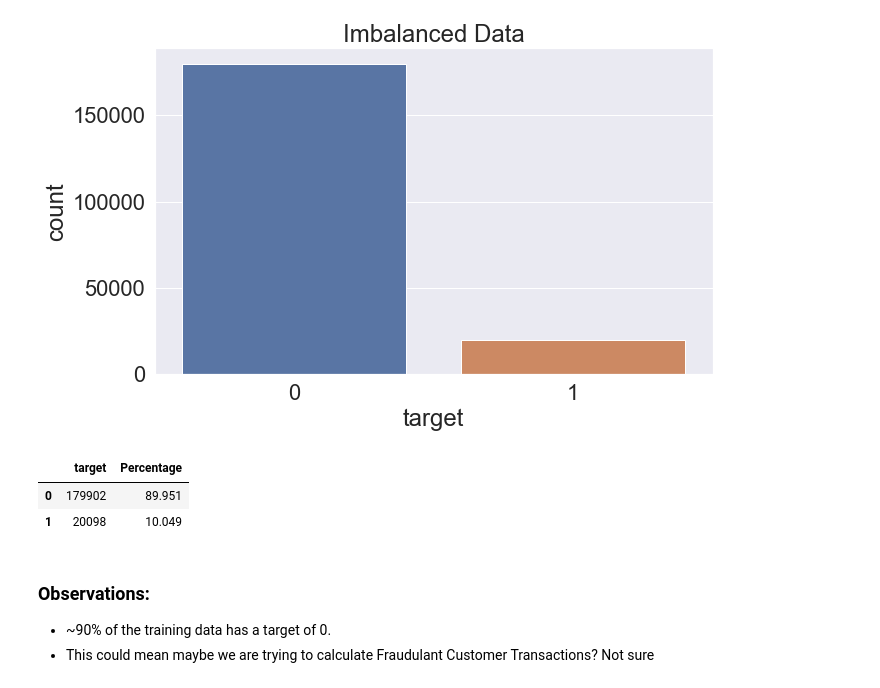
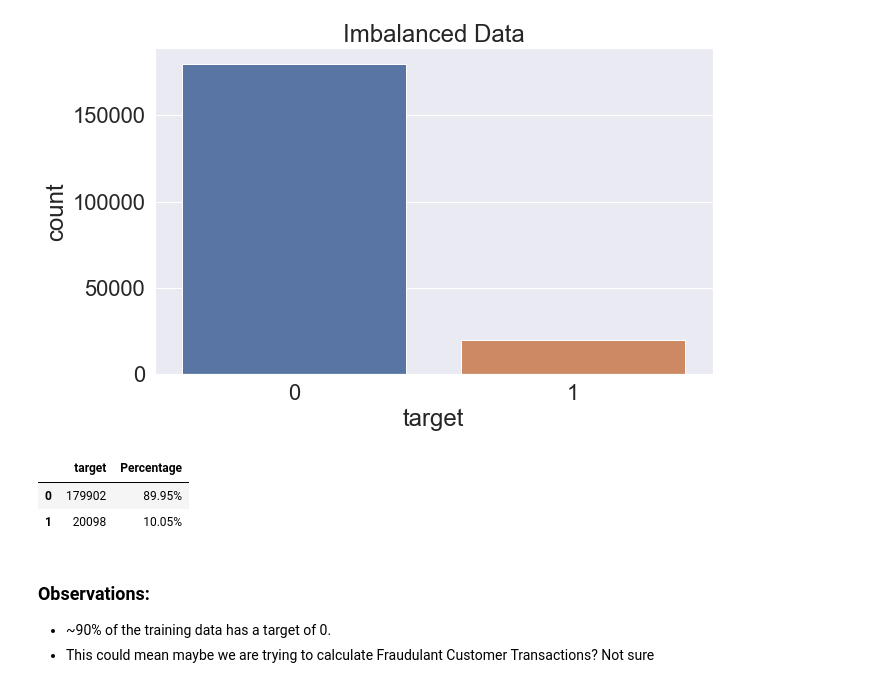
Before and after one commit to Doc1Ft/santander-customer-transaction-prediction, a Jupyter notebook: notebooks/Mike_Notebooks/Final_Notebook_Draft.ipynb, the cells around one changed output. Drawn from its saved outputs; the diff is of its cells as text; code cells hidden in the pictures.

```diff
--- a/notebooks/Mike_Notebooks/Final_Notebook_Draft.ipynb
+++ b/notebooks/Mike_Notebooks/Final_Notebook_Draft.ipynb
@@ -128,12 +134,13 @@ plt.show()
 [figure]
 # %%
 target_df = pd.DataFrame(train_data.target.value_counts())
-target_df["Percentage"] = 100*target_df["target"]/train_data.shape[0]
+target_df["Percentage"] = target_df["target"]/train_data.shape[0]
+target_df["Percentage"] = target_df["Percentage"].map("{:,.2%}".format)
 target_df
 # %% [output]
 |  | target | Percentage |
-| 0 | 179902 | 89.951 |
-| 1 | 20098 | 10.049 |
+| 0 | 179902 | 89.95% |
+| 1 | 20098 | 10.05% |
 # %% [markdown]
 ### Observations:
 - ~90% of the training data has a target of 0.
```
Also changed, not shown: parts of 15 cells of this notebook.
